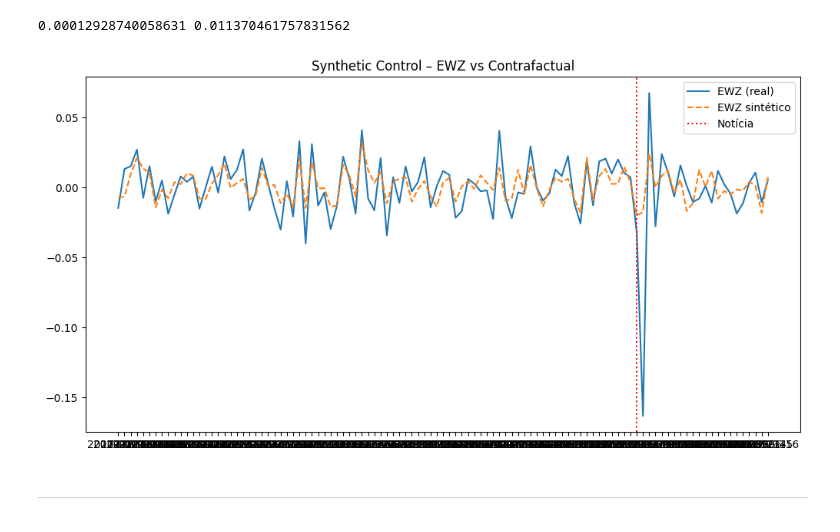
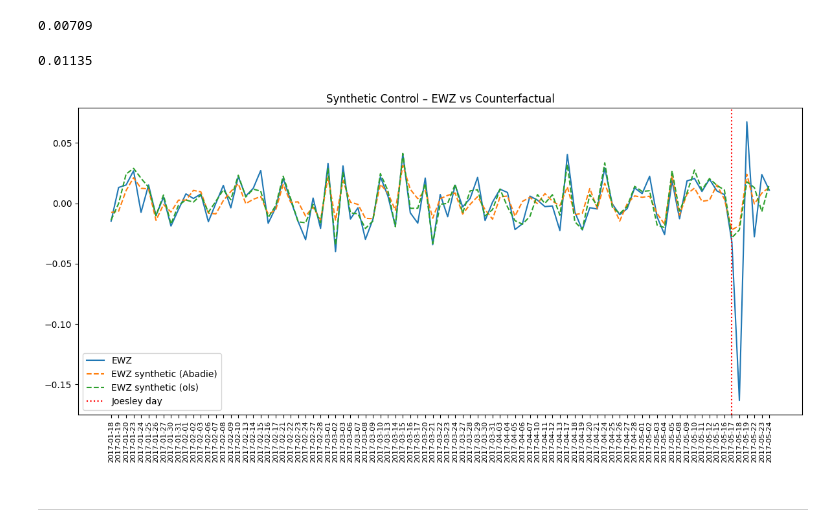
Before and after one commit to rdemarqui/causal_impact_on_ewz, a Jupyter notebook: ewz_analisys.ipynb, the cells around one changed output. Saved outputs shown, nothing was run; the diff lists cells and outputs as text; code cells hidden in the pictures.

```diff
--- a/ewz_analisys.ipynb
+++ b/ewz_analisys.ipynb
@@ -41 +31,9 @@ Y0 = donors.values.T  # (unidades x tempo)
+# %%
+# Separate treated and donors
+treated = df_norm["EWZ"]
+donors = df_norm.drop(columns=["EWZ"])
+
+# Separate pre treatment dataset
+Y1_pre = treated[:treatment_date].values
+Y0_pre = donors[:treatment_date].values
 # %%
@@ -95,0 +82,7 @@ selected
+# %%
+# Check impact from d0 to d+5
+EWZ_synth_abadie = weights @ donors.T
+
+for n_day in list(range(6)):
+    impact = treated.iloc[t0+n_day]- EWZ_synth_abadie.iloc[t0+n_day]
+    print(f"day {n_day}: {float(impact.round(4))}")
@@ -95,0 +124,8 @@ selected
+# %%
+# Find weights without restrictions (short selling)
+
+# OLS without intercept
+ols_model = sm.OLS(Y1_pre, Y0_pre).fit()
+
+weights = ols_model.params
+weights.round(4)
@@ -96,5 +140,6 @@ selected
 # %%
-EWZ_synth = weights @ Y0
-impact = Y1[T0+1] - EWZ_synth[T0+1]
-impact
+EWZ_synth_ols = weights @ donors.T
+for n_day in list(range(6)):
+    impact = treated.iloc[t0+n_day]- EWZ_synth_ols.iloc[t0+n_day]
+    print(f"day {n_day}: {float(impact.round(4))}")
 # %% [output]
@@ -102,22 +152,34 @@ np.float64(-0.14563630818504567)
 # %%
-mse = mean_squared_error(Y1[:T0], EWZ_synth[:T0])
-rmse = np.sqrt(mse)
 
-print(mse, rmse) #0.011370461757934283
+mse = mean_squared_error(Y1_pre, EWZ_synth_ols[:treatment_date])
+rmse = round(np.sqrt(mse), 6)
+
+print(round(rmse, 5))
 # %% [output]
-0.00012928740058631 0.011370461757831562
+0.00709
-# %%
-import matplotlib.pyplot as plt
-
-plt.figure(figsize=(12,6))
-plt.plot(df_norm.index, Y1, label="EWZ (real)")
-plt.plot(df_norm.index, EWZ_synth, label="EWZ sintético", linestyle="--")
-plt.axvline(df_norm.index[t0], color="red", linestyle=":", label="Notícia")
-plt.legend()
-plt.title("Synthetic Control – EWZ vs Contrafactual")
-plt.show()
-# %% [output]
-[figure, removed]
+# %%
+mse = mean_squared_error(Y1_pre, EWZ_synth_abadie[:treatment_date])
+rmse = np.sqrt(mse)
+
+print(round(rmse, 5))
+# %% [output]
+0.01135
+# %%
+import matplotlib.pyplot as plt
+
+plt.figure(figsize=(12,6))
+plt.plot(df_norm.index, treated.values, label="EWZ")
+plt.plot(df_norm.index, EWZ_synth_abadie, label="EWZ synthetic (Abadie)", linestyle="--")
+plt.plot(df_norm.index, EWZ_synth_ols, label="EWZ synthetic (ols)", linestyle="--")
+plt.axvline(df_norm.index[t0], color="red", linestyle=":", label="Joesley day")
+
+plt.xticks(rotation=90, fontsize=8)
+plt.legend()
+plt.title("Synthetic Control – EWZ vs Counterfactual")
+plt.tight_layout()
+plt.show()
+# %% [output]
+[figure, added]
 # %% [markdown]
 ---
 # %% [markdown]
```
Also changed, not shown: parts of 14 cells of this notebook, 1 other file.
